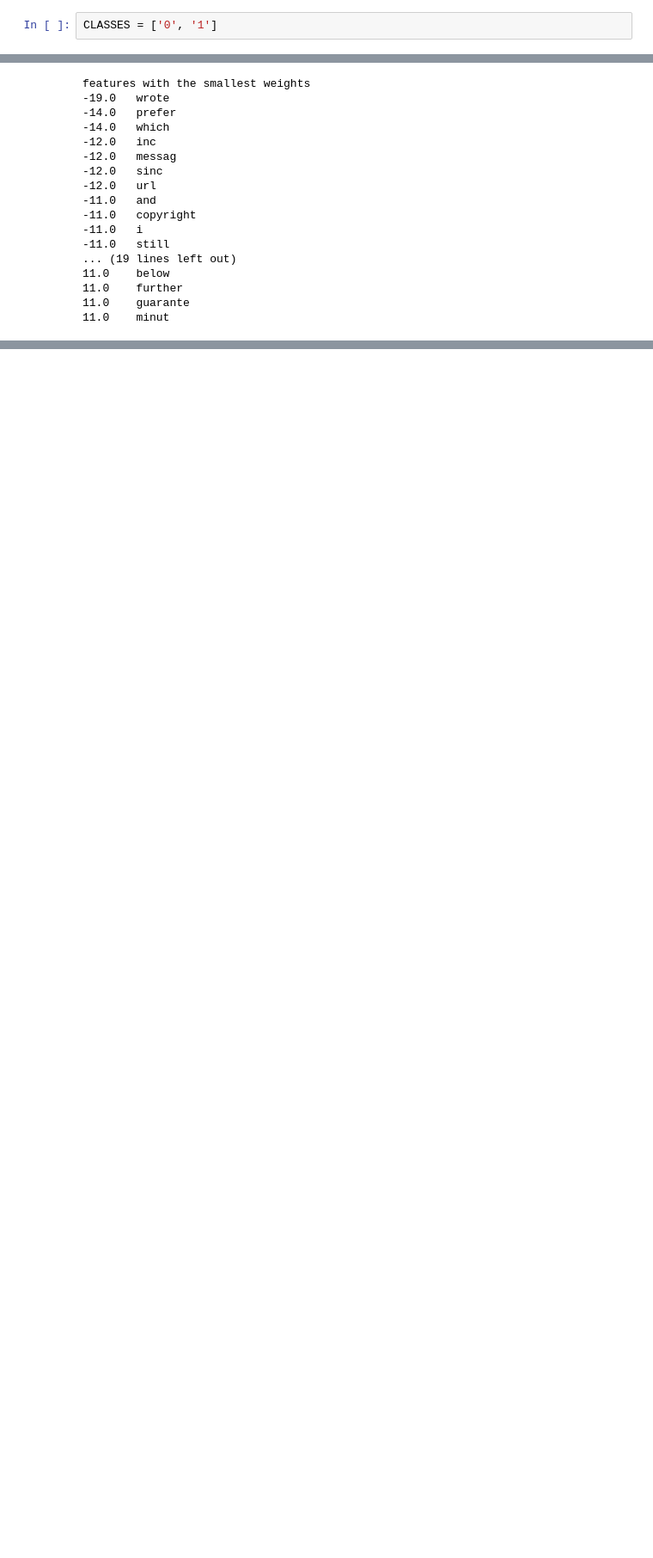
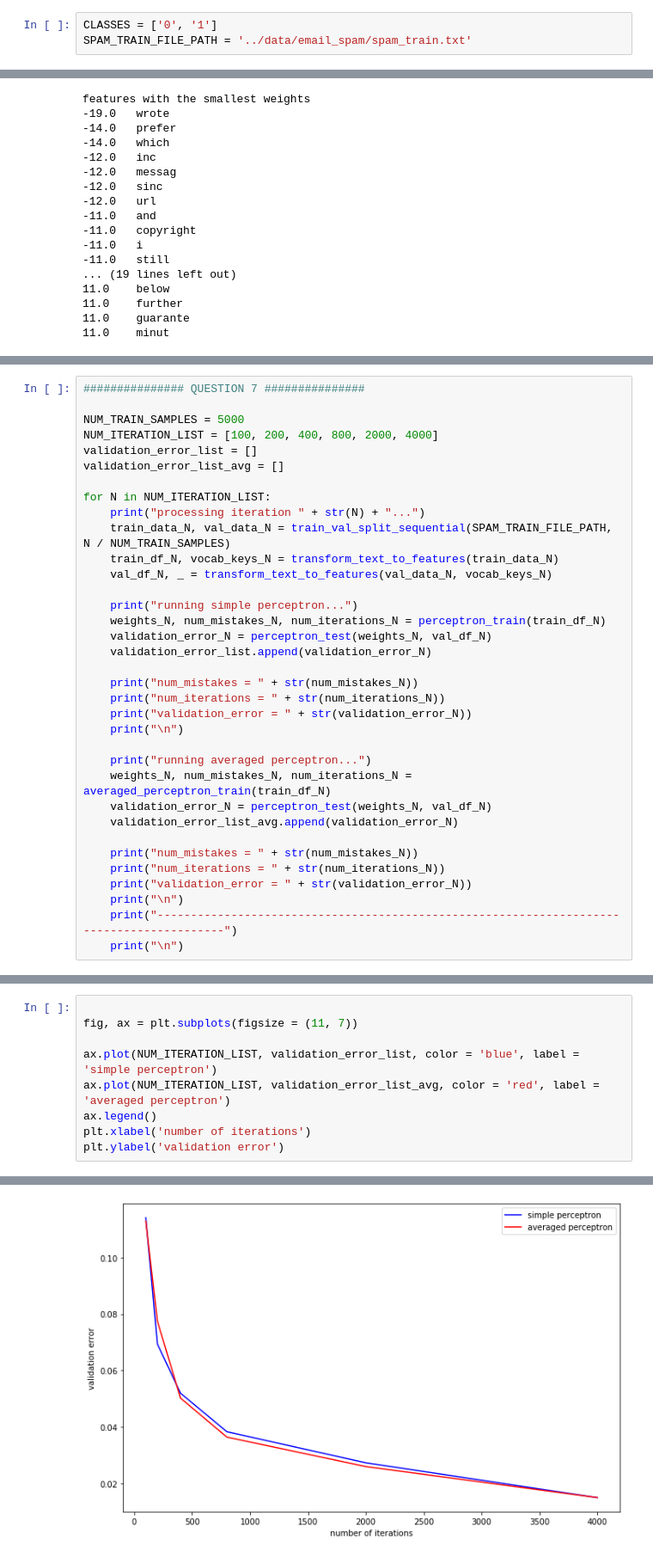
Before and after one commit to nikhilvsupekar/ml-algorithms, a Jupyter notebook: notebooks/Untitled.ipynb, the cells around one changed output, grey strips where cells are left out. Shown: that part at 86% size. Cells and saved outputs as stored; diff of their text form; blank space fills up the shorter version.

```diff
--- a/notebooks/Untitled.ipynb
+++ b/notebooks/Untitled.ipynb
@@ -6,5 +11,6 @@ import numpy as np
 # %%
 CLASSES = ['0', '1']
+SPAM_TRAIN_FILE_PATH = '../data/email_spam/spam_train.txt'
 # %%
 ############### QUESTION 1 ###############
 
@@ -291,0 +316,35 @@ def averaged_perceptron_train(data):
+# %%
+############### QUESTION 7 ###############
+
+NUM_TRAIN_SAMPLES = 5000
+NUM_ITERATION_LIST = [100, 200, 400, 800, 2000, 4000]
+validation_error_list = []
+validation_error_list_avg = []
+
+for N in NUM_ITERATION_LIST:
+    print("processing iteration " + str(N) + "...")
+    train_data_N, val_data_N = train_val_split_sequential(SPAM_TRAIN_FILE_PATH, N / NUM_TRAIN_SAMPLES)
+    train_df_N, vocab_keys_N = transform_text_to_features(train_data_N)
+    val_df_N, _ = transform_text_to_features(val_data_N, vocab_keys_N)
+
+    print("running simple perceptron...")
+    weights_N, num_mistakes_N, num_iterations_N = perceptron_train(train_df_N)
+    validation_error_N = perceptron_test(weights_N, val_df_N)
+    validation_error_list.append(validation_error_N)
+
+    print("num_mistakes = " + str(num_mistakes_N))
+    print("num_iterations = " + str(num_iterations_N))
+    print("validation_error = " + str(validation_error_N))
+    print("\n")
+
+    print("running averaged perceptron...")
+    weights_N, num_mistakes_N, num_iterations_N = averaged_perceptron_train(train_df_N)
+    validation_error_N = perceptron_test(weights_N, val_df_N)
+    validation_error_list_avg.append(validation_error_N)
+
+    print("num_mistakes = " + str(num_mistakes_N))
+    print("num_iterations = " + str(num_iterations_N))
+    print("validation_error = " + str(validation_error_N))
+    print("\n")
+    print("------------------------------------------------------------------------------------------")
+    print("\n")
@@ -291,0 +369,10 @@ def averaged_perceptron_train(data):
+# %%
+
+fig, ax = plt.subplots(figsize = (11, 7))
+
+ax.plot(NUM_ITERATION_LIST, validation_error_list, color = 'blue', label = 'simple perceptron')
+ax.plot(NUM_ITERATION_LIST, validation_error_list_avg, color = 'red', label = 'averaged perceptron')
+ax.legend()
+plt.xlabel('number of iterations')
+plt.ylabel('validation error')
+# %% [output]
@@ -291,0 +380 @@ def averaged_perceptron_train(data):
+[figure, added]
```
Also changed, not shown: parts of 7 cells of this notebook.
